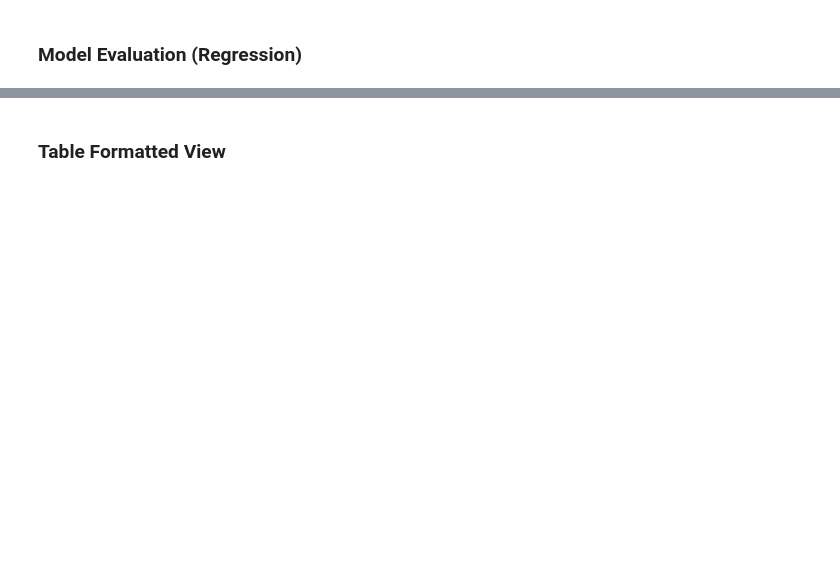
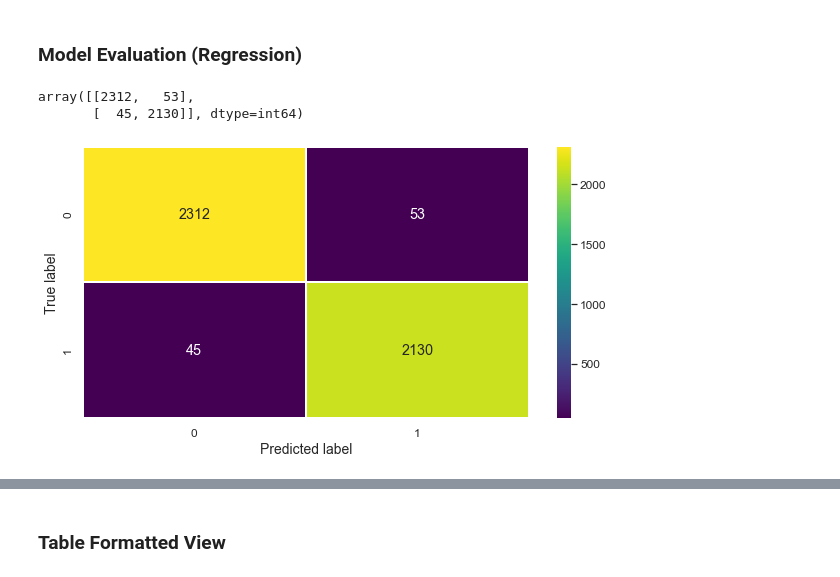
Before and after one commit to dennislamcv1/GoogleADA, a Jupyter notebook: Machine Learning/Automatidata6 project.ipynb, the cells around one changed output, grey strips where cells are left out. Drawn from its saved outputs; the diff is of its cells as text; code cells hidden in the pictures; blank space fills up the shorter version.

```diff
--- a/Machine Learning/Automatidata6 project.ipynb
+++ b/Machine Learning/Automatidata6 project.ipynb
@@ -439,2 +544,4 @@ reg_model = LinearRegression()
+# %%
+model = RandomForestClassifier(random_state=0)
 # %%
-reg_model.fit(X_train_scaled,y_train)
+model.fit(X_train_scaled,y_train)
@@ -441,4 +550,4 @@ reg_model.fit(X_train_scaled,y_train)
 # %%
-y_pred = reg_model.predict(X_test_scaled)
+y_pred = model.predict(X_test_scaled)
 # %%
 y_pred
@@ -462,0 +558,14 @@ plt.show()
+# %%
+cm = confusion_matrix(y_test,y_pred)
+cm
+# %% [output]
+array([[2312,   53],
+       [  45, 2130]], dtype=int64)
+# %%
+fig , ax = plt.subplots(figsize=(10,5))
+sns.heatmap(cm, annot=True,fmt='.4g',linewidths=2, cmap='viridis')
+plt.ylabel('True label')
+plt.xlabel('Predicted label')
+plt.show()
+# %% [output]
+[figure, added]
```
Also changed, not shown: parts of 40 cells of this notebook.
